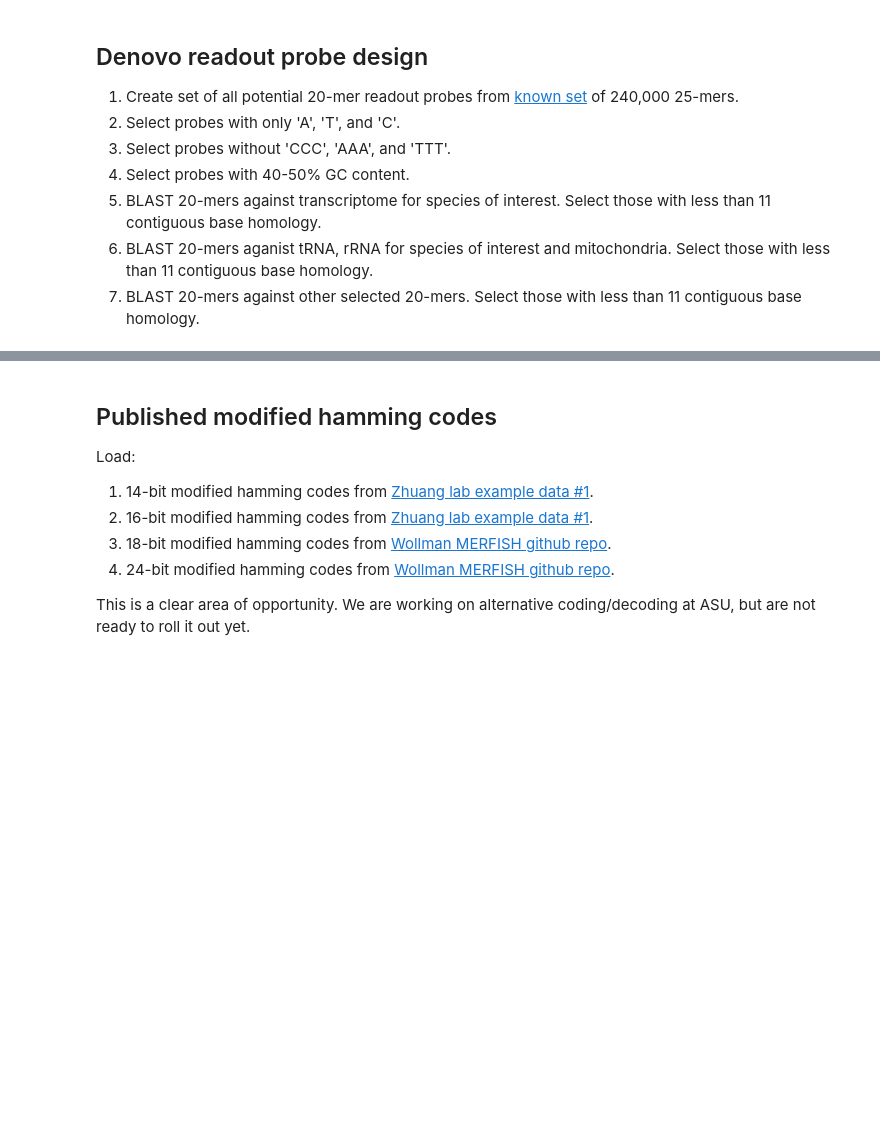
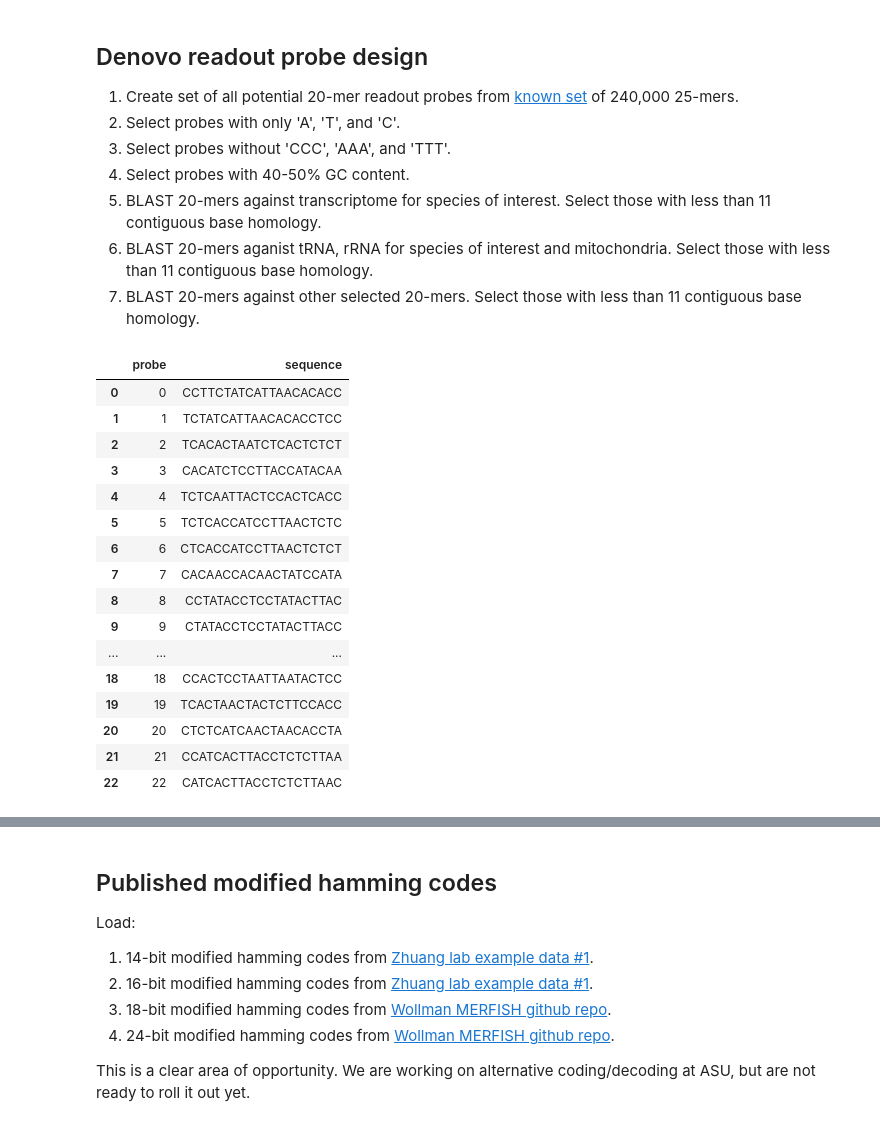
Before and after one commit to QI2lab/OPM, a Jupyter notebook: probedesign-python/MERFISH_probe.ipynb, the cells around one changed output, grey strips where cells are left out. Saved outputs shown, nothing was run; the diff lists cells and outputs as text; code cells hidden in the pictures; blank space fills up the shorter version.

```diff
--- a/probedesign-python/MERFISH_probe.ipynb
+++ b/probedesign-python/MERFISH_probe.ipynb
@@ -355,12 +371,32 @@ def generateDenovoReadoutProbes():
     df_readout_probes = pd.DataFrame(columns=['probe','sequence'])
     i=0
     for probe in pass_list5:
-        df_readout_probes = df_readout.append({'probe': i, 'sequence': probe},ignore_index=True)
+        df_readout_probes = df_readout_probes.append({'probe': i, 'sequence': probe},ignore_index=True)
         i+=1
 
-    return df_readout
+    return df_readout_probes
 # %%
 df_readout_probes=generateDenovoReadoutProbes()
+# %%
+df_readout_probes
+# %% [output]
+|  | probe | sequence |
+| 0 | 0 | CCTTCTATCATTAACACACC |
+| 1 | 1 | TCTATCATTAACACACCTCC |
+| 2 | 2 | TCACACTAATCTCACTCTCT |
+| 3 | 3 | CACATCTCCTTACCATACAA |
+| 4 | 4 | TCTCAATTACTCCACTCACC |
+| 5 | 5 | TCTCACCATCCTTAACTCTC |
+| 6 | 6 | CTCACCATCCTTAACTCTCT |
+| 7 | 7 | CACAACCACAACTATCCATA |
+| 8 | 8 | CCTATACCTCCTATACTTAC |
+| 9 | 9 | CTATACCTCCTATACTTACC |
+| ... | ... | ... |
+| 18 | 18 | CCACTCCTAATTAATACTCC |
+| 19 | 19 | TCACTAACTACTCTTCCACC |
+| 20 | 20 | CTCTCATCAACTAACACCTA |
+| 21 | 21 | CCATCACTTACCTCTCTTAA |
+| 22 | 22 | CATCACTTACCTCTCTTAAC |
 # %% [markdown]
 ## Published standard readout sequences
 1. Load readout sequences used for 16-bit MHD4 code from [Moffitt et al 2018](https://doi.org/10.1073/pnas.1617699113).
```
Also changed, not shown: parts of 27 cells of this notebook.
